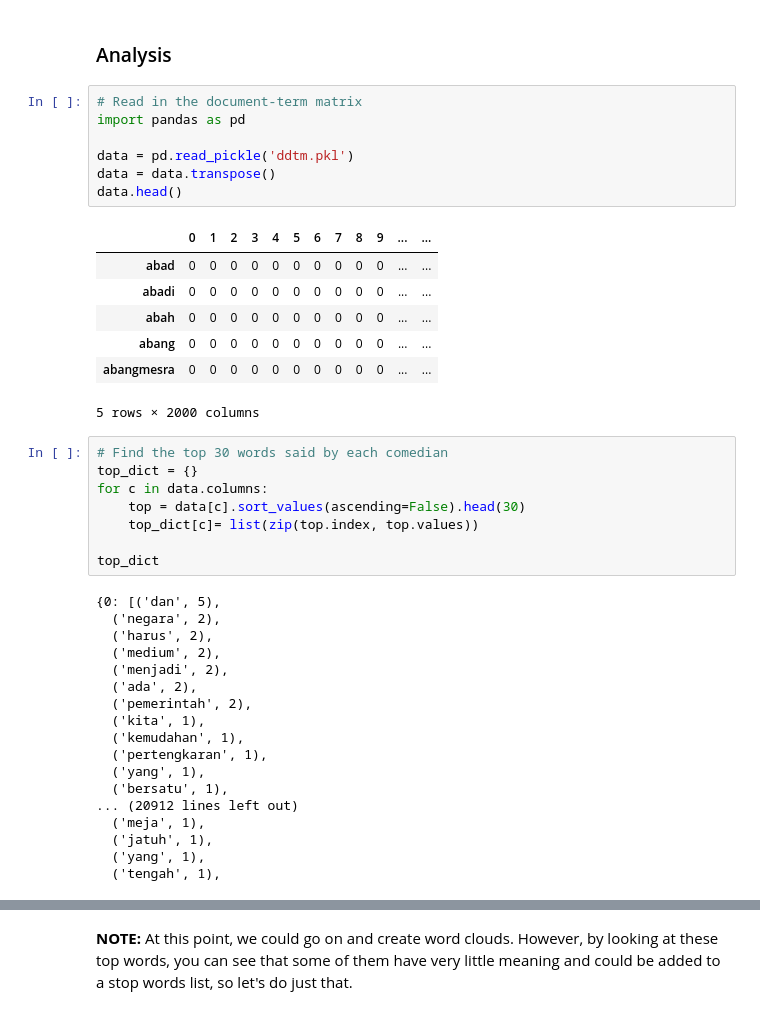
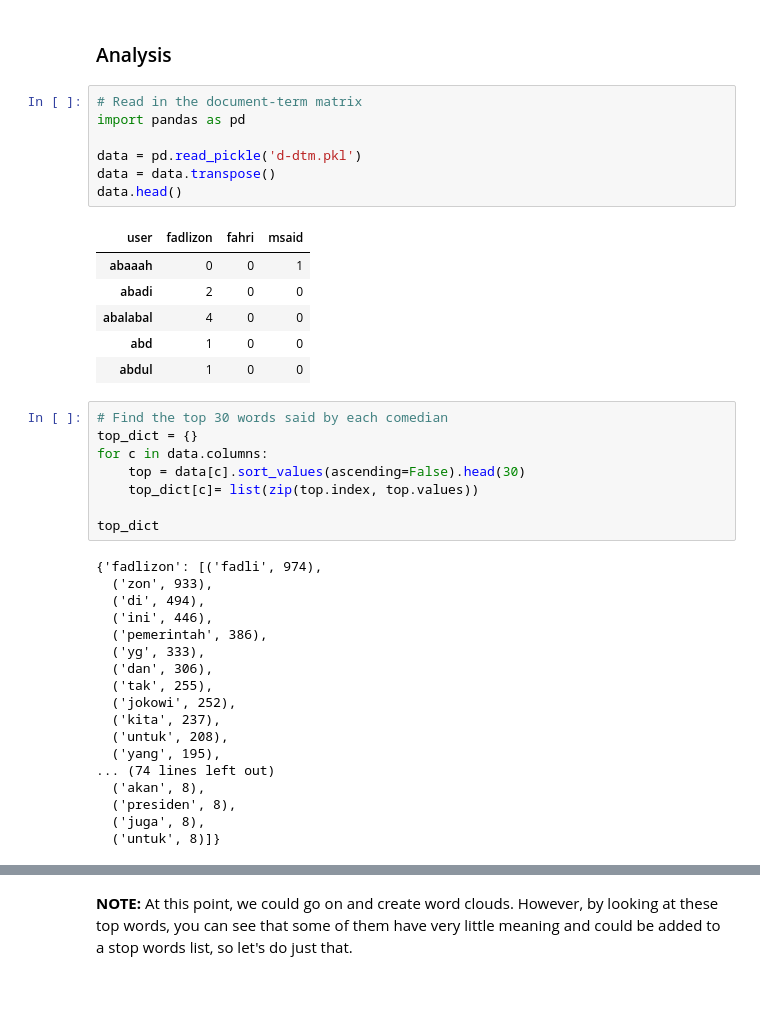
Before and after one commit to irzaip/NLP_PIPE, a Jupyter notebook: 2-Exploratory-Data-Analysis-Copy1.ipynb, the cells around one changed output, grey strips where cells are left out. Cells and saved outputs as stored; diff of their text form.

```diff
--- a/2-Exploratory-Data-Analysis-Copy1.ipynb
+++ b/2-Exploratory-Data-Analysis-Copy1.ipynb
@@ -17,18 +17,17 @@ When working with numerical data, some of the exploratory data analysis (EDA) te
 # %%
 # Read in the document-term matrix
 import pandas as pd
 
-data = pd.read_pickle('ddtm.pkl')
+data = pd.read_pickle('d-dtm.pkl')
 data = data.transpose()
 data.head()
 # %% [output]
-|  | 0 | 1 | 2 | 3 | 4 | 5 | 6 | 7 | 8 | 9 | ... | ... |
-| abad | 0 | 0 | 0 | 0 | 0 | 0 | 0 | 0 | 0 | 0 | ... | ... |
-| abadi | 0 | 0 | 0 | 0 | 0 | 0 | 0 | 0 | 0 | 0 | ... | ... |
-| abah | 0 | 0 | 0 | 0 | 0 | 0 | 0 | 0 | 0 | 0 | ... | ... |
-| abang | 0 | 0 | 0 | 0 | 0 | 0 | 0 | 0 | 0 | 0 | ... | ... |
-| abangmesra | 0 | 0 | 0 | 0 | 0 | 0 | 0 | 0 | 0 | 0 | ... | ... |
+| user | fadlizon | fahri | msaid |
+| abaaah | 0 | 0 | 1 |
+| abadi | 2 | 0 | 0 |
+| abalabal | 4 | 0 | 0 |
+| abd | 1 | 0 | 0 |
+| abdul | 1 | 0 | 0 |
-5 rows × 2000 columns
 # %%
 # Find the top 30 words said by each comedian
 top_dict = {}
@@ -38,23 +37,23 @@ for c in data.columns:
 
 top_dict
 # %% [output]
-{0: [('dan', 5),
-  ('negara', 2),
-  ('harus', 2),
-  ('medium', 2),
-  ('menjadi', 2),
-  ('ada', 2),
-  ('pemerintah', 2),
-  ('kita', 1),
-  ('kemudahan', 1),
-  ('pertengkaran', 1),
-  ('yang', 1),
-  ('bersatu', 1),
-... (20912 lines left out)
-  ('meja', 1),
-  ('jatuh', 1),
-  ('yang', 1),
-  ('tengah', 1),
+{'fadlizon': [('fadli', 974),
+  ('zon', 933),
+  ('di', 494),
+  ('ini', 446),
+  ('pemerintah', 386),
+  ('yg', 333),
+  ('dan', 306),
+  ('tak', 255),
+  ('jokowi', 252),
+  ('kita', 237),
+  ('untuk', 208),
+  ('yang', 195),
+... (74 lines left out)
+  ('akan', 8),
+  ('presiden', 8),
+  ('juga', 8),
+  ('untuk', 8)]}
 # %%
 # Print the top 15 words said by each comedian
 for comedian, top_words in top_dict.items():
```
Also changed, not shown: parts of 6 cells of this notebook, 8 other files.
